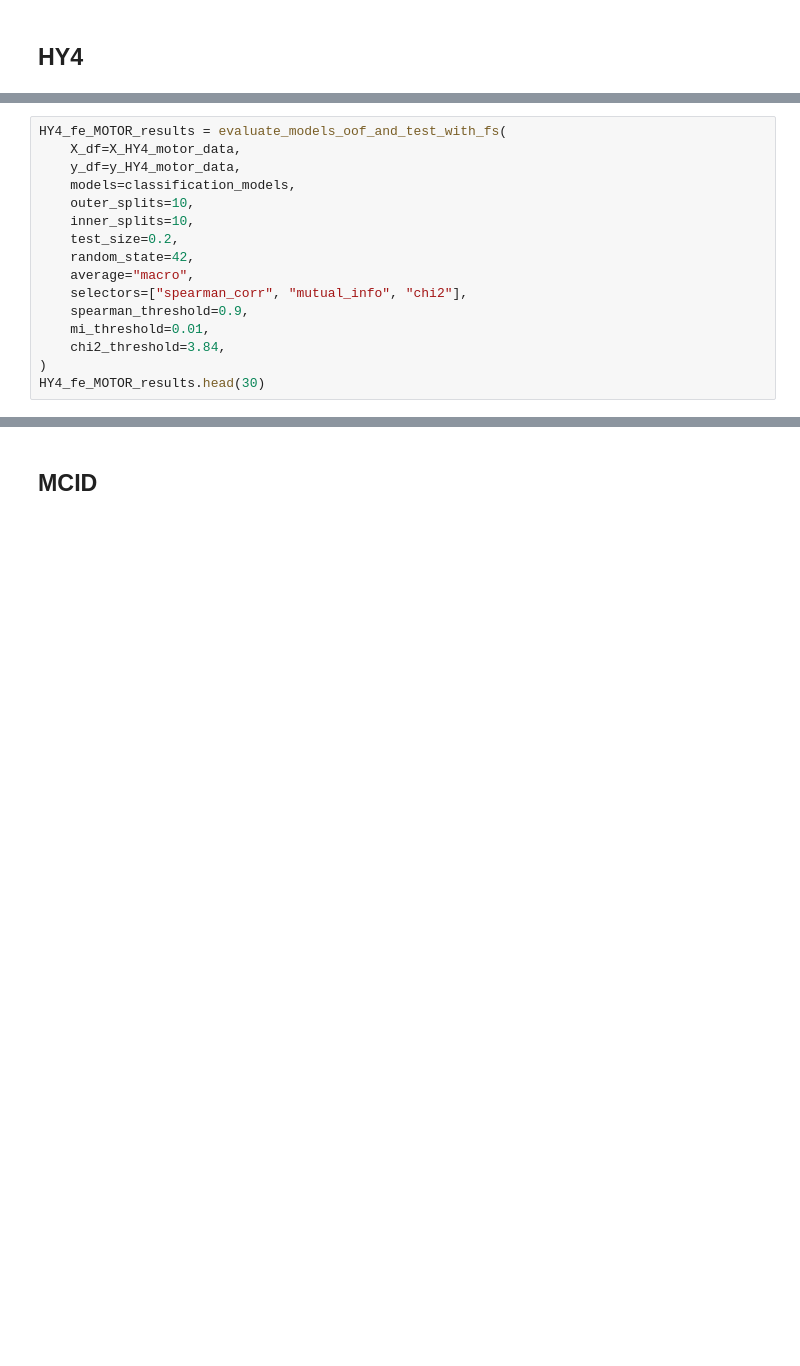
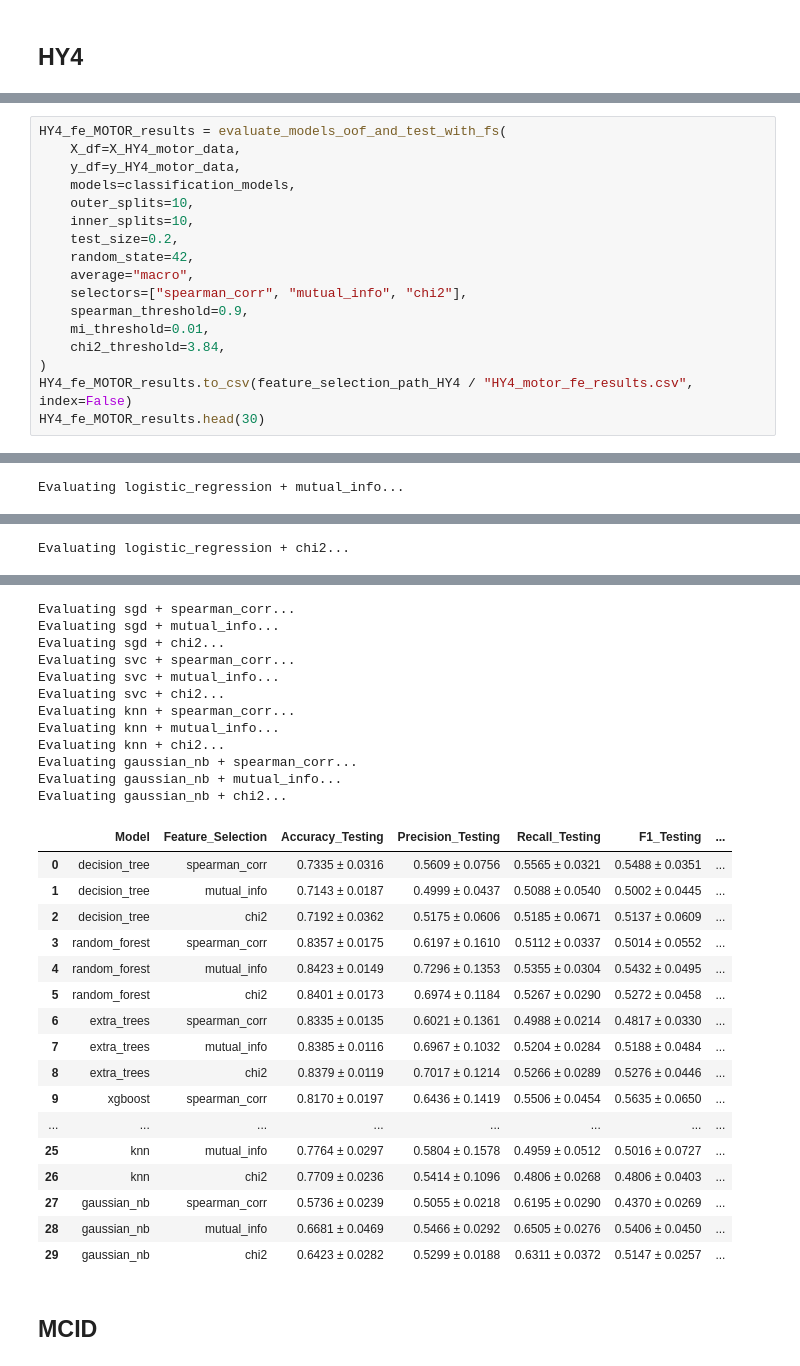
Before and after one commit to fserracrespi/PD_progression_ppmi, a Jupyter notebook: SCRIPTS/PYTHON/MODEL ANALYSIS/Classification.ipynb, the cells around one changed output, grey strips where cells are left out. Cells and saved outputs as stored; diff of their text form; blank space fills up the shorter version.

```diff
--- a/SCRIPTS/PYTHON/MODEL ANALYSIS/Classification.ipynb
+++ b/SCRIPTS/PYTHON/MODEL ANALYSIS/Classification.ipynb
@@ -1363,4 +1611,6 @@ HY4_fe_MOTOR_results = evaluate_models_oof_and_test_with_fs(
     mi_threshold=0.01,
     chi2_threshold=3.84,
 )
+HY4_fe_MOTOR_results.to_csv(feature_selection_path_HY4 / "HY4_motor_fe_results.csv", index=False)
 HY4_fe_MOTOR_results.head(30)
+# %% [output]
@@ -1366,0 +1650 @@ HY4_fe_MOTOR_results.head(30)
+Evaluating logistic_regression + mutual_info...
@@ -1366,0 +1668 @@ HY4_fe_MOTOR_results.head(30)
+Evaluating logistic_regression + chi2...
@@ -1367,3 +1686,32 @@ HY4_fe_MOTOR_results.head(30)
+Evaluating sgd + spearman_corr...
+Evaluating sgd + mutual_info...
+Evaluating sgd + chi2...
+Evaluating svc + spearman_corr...
+Evaluating svc + mutual_info...
+Evaluating svc + chi2...
+Evaluating knn + spearman_corr...
+Evaluating knn + mutual_info...
+Evaluating knn + chi2...
+Evaluating gaussian_nb + spearman_corr...
+Evaluating gaussian_nb + mutual_info...
+Evaluating gaussian_nb + chi2...
+|  | Model | Feature_Selection | Accuracy_Testing | Precision_Testing | Recall_Testing | F1_Testing | ... |
+| 0 | decision_tree | spearman_corr | 0.7335 ± 0.0316 | 0.5609 ± 0.0756 | 0.5565 ± 0.0321 | 0.5488 ± 0.0351 | ... |
+| 1 | decision_tree | mutual_info | 0.7143 ± 0.0187 | 0.4999 ± 0.0437 | 0.5088 ± 0.0540 | 0.5002 ± 0.0445 | ... |
+| 2 | decision_tree | chi2 | 0.7192 ± 0.0362 | 0.5175 ± 0.0606 | 0.5185 ± 0.0671 | 0.5137 ± 0.0609 | ... |
+| 3 | random_forest | spearman_corr | 0.8357 ± 0.0175 | 0.6197 ± 0.1610 | 0.5112 ± 0.0337 | 0.5014 ± 0.0552 | ... |
+| 4 | random_forest | mutual_info | 0.8423 ± 0.0149 | 0.7296 ± 0.1353 | 0.5355 ± 0.0304 | 0.5432 ± 0.0495 | ... |
+| 5 | random_forest | chi2 | 0.8401 ± 0.0173 | 0.6974 ± 0.1184 | 0.5267 ± 0.0290 | 0.5272 ± 0.0458 | ... |
+| 6 | extra_trees | spearman_corr | 0.8335 ± 0.0135 | 0.6021 ± 0.1361 | 0.4988 ± 0.0214 | 0.4817 ± 0.0330 | ... |
+| 7 | extra_trees | mutual_info | 0.8385 ± 0.0116 | 0.6967 ± 0.1032 | 0.5204 ± 0.0284 | 0.5188 ± 0.0484 | ... |
+| 8 | extra_trees | chi2 | 0.8379 ± 0.0119 | 0.7017 ± 0.1214 | 0.5266 ± 0.0289 | 0.5276 ± 0.0446 | ... |
+| 9 | xgboost | spearman_corr | 0.8170 ± 0.0197 | 0.6436 ± 0.1419 | 0.5506 ± 0.0454 | 0.5635 ± 0.0650 | ... |
+| ... | ... | ... | ... | ... | ... | ... | ... |
+| 25 | knn | mutual_info | 0.7764 ± 0.0297 | 0.5804 ± 0.1578 | 0.4959 ± 0.0512 | 0.5016 ± 0.0727 | ... |
+| 26 | knn | chi2 | 0.7709 ± 0.0236 | 0.5414 ± 0.1096 | 0.4806 ± 0.0268 | 0.4806 ± 0.0403 | ... |
+| 27 | gaussian_nb | spearman_corr | 0.5736 ± 0.0239 | 0.5055 ± 0.0218 | 0.6195 ± 0.0290 | 0.4370 ± 0.0269 | ... |
+| 28 | gaussian_nb | mutual_info | 0.6681 ± 0.0469 | 0.5466 ± 0.0292 | 0.6505 ± 0.0276 | 0.5406 ± 0.0450 | ... |
+| 29 | gaussian_nb | chi2 | 0.6423 ± 0.0282 | 0.5299 ± 0.0188 | 0.6311 ± 0.0372 | 0.5147 ± 0.0257 | ... |
 # %% [markdown]
 ## MCID
 # %%
```
Also changed, not shown: parts of 26 cells of this notebook, 31 other files.
